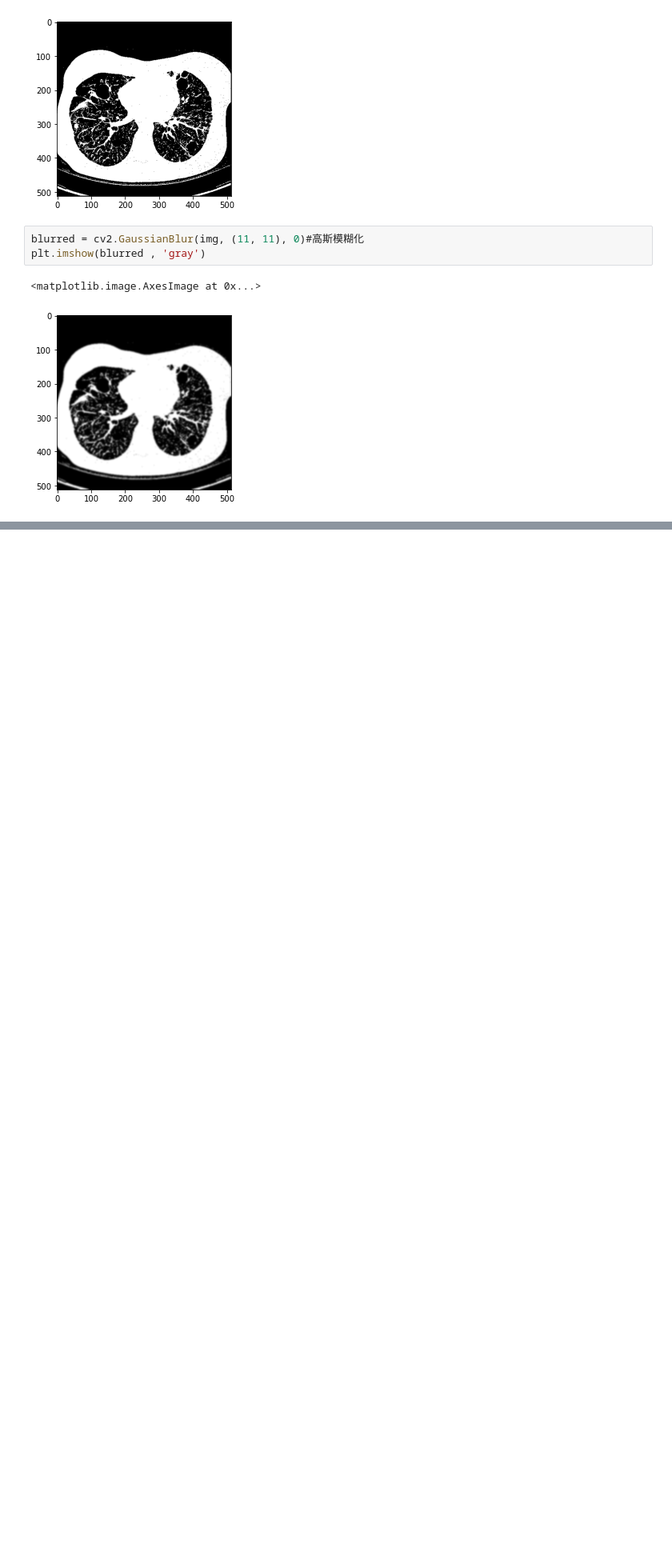
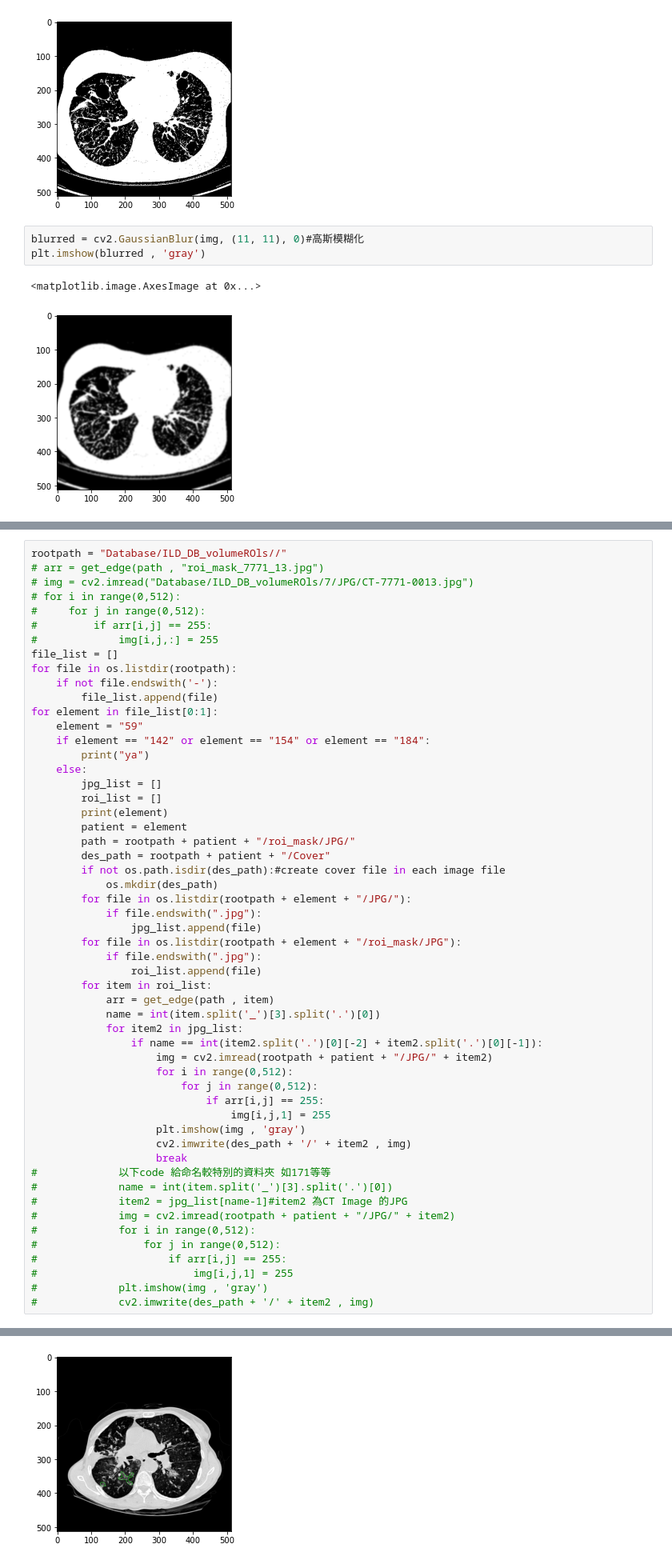
Before and after one commit to bd5105625/Seminar, a Jupyter notebook: Segmentation.ipynb, the cells around one changed output, grey strips where cells are left out. Shown at 80% size. Drawn from its saved outputs; the diff is of its cells as text; blank space fills up the shorter version.

```diff
--- a/Segmentation.ipynb
+++ b/Segmentation.ipynb
@@ -158,0 +198,55 @@ def segmentation(rootpath , image):
+# %%
+rootpath = "Database/ILD_DB_volumeROls//"
+# arr = get_edge(path , "roi_mask_7771_13.jpg")
+# img = cv2.imread("Database/ILD_DB_volumeROls/7/JPG/CT-7771-0013.jpg")
+# for i in range(0,512):
+#     for j in range(0,512):
+#         if arr[i,j] == 255:
+#             img[i,j,:] = 255
+file_list = []
+for file in os.listdir(rootpath):
+    if not file.endswith('-'):
+        file_list.append(file)
+for element in file_list[0:1]:
+    element = "59"
+    if element == "142" or element == "154" or element == "184":
+        print("ya")
+    else:
+        jpg_list = []
+        roi_list = []
+        print(element)
+        patient = element
+        path = rootpath + patient + "/roi_mask/JPG/"
+        des_path = rootpath + patient + "/Cover"
+        if not os.path.isdir(des_path):#create cover file in each image file
+            os.mkdir(des_path)
+        for file in os.listdir(rootpath + element + "/JPG/"):
+            if file.endswith(".jpg"):
+                jpg_list.append(file)
+        for file in os.listdir(rootpath + element + "/roi_mask/JPG"):
+            if file.endswith(".jpg"):
+                roi_list.append(file)
+        for item in roi_list:
+            arr = get_edge(path , item)
+            name = int(item.split('_')[3].split('.')[0])
+            for item2 in jpg_list:
+                if name == int(item2.split('.')[0][-2] + item2.split('.')[0][-1]):
+                    img = cv2.imread(rootpath + patient + "/JPG/" + item2)
+                    for i in range(0,512):
+                        for j in range(0,512):
+                            if arr[i,j] == 255:
+                                img[i,j,1] = 255
+                    plt.imshow(img , 'gray')
+                    cv2.imwrite(des_path + '/' + item2 , img)
+                    break
+#             以下code 給命名較特別的資料夾 如171等等
+#             name = int(item.split('_')[3].split('.')[0])
+#             item2 = jpg_list[name-1]#item2 為CT Image 的JPG
+#             img = cv2.imread(rootpath + patient + "/JPG/" + item2)
+#             for i in range(0,512):
+#                 for j in range(0,512):
+#                     if arr[i,j] == 255:
+#                         img[i,j,1] = 255
+#             plt.imshow(img , 'gray')
+#             cv2.imwrite(des_path + '/' + item2 , img)
+# %% [output]
@@ -158,0 +254 @@ def segmentation(rootpath , image):
+[figure, added]
```
Also changed, not shown: parts of 21 cells of this notebook, 1 other file.
